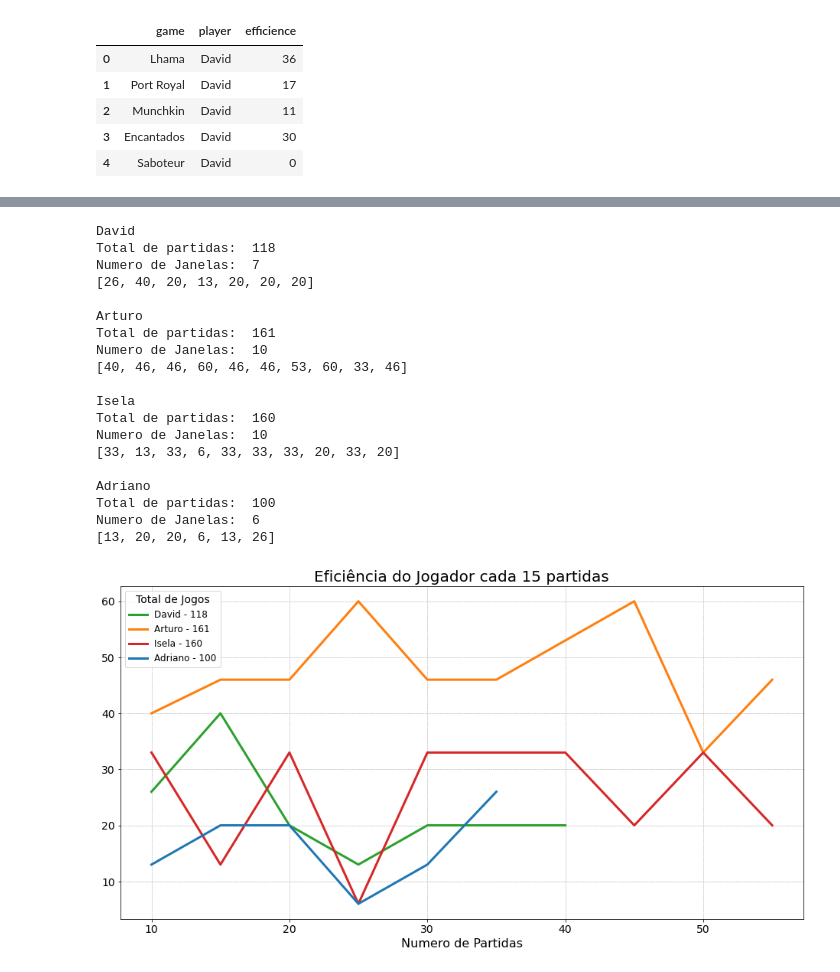
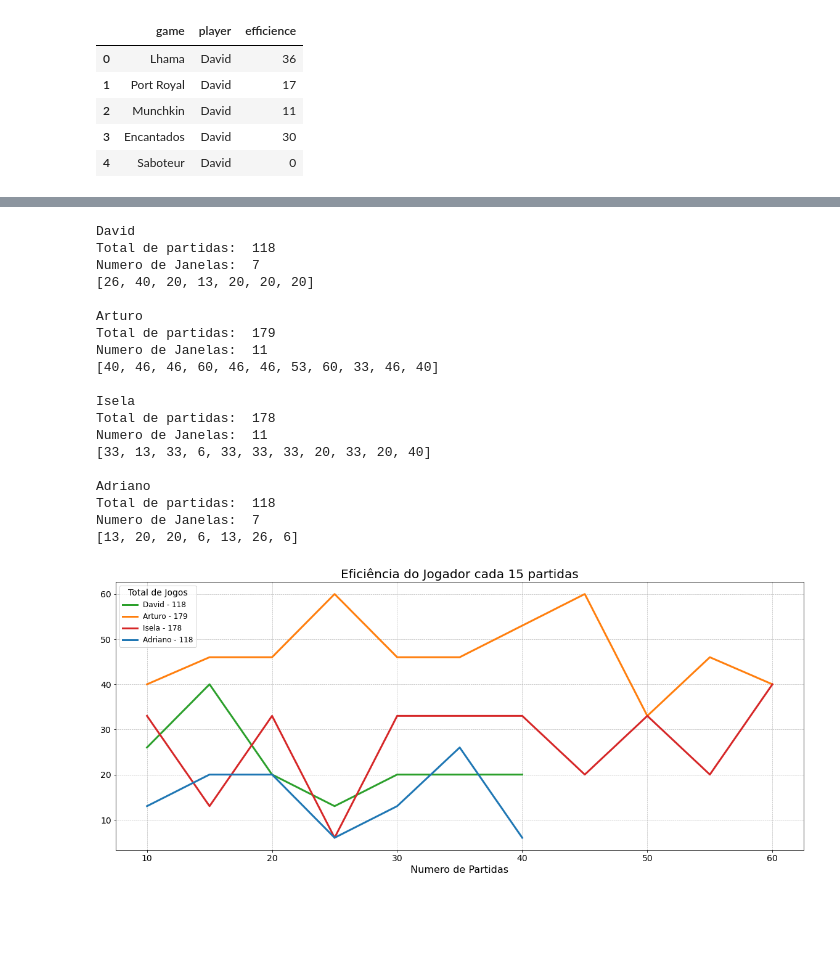
Before and after one commit to mhacarthur/card-game-stats, a Jupyter notebook: statistics.ipynb, the cells around one changed output, grey strips where cells are left out. Cells and saved outputs as stored; diff of their text form; code cells hidden in the pictures; blank space fills up the shorter version.

```diff
--- a/statistics.ipynb
+++ b/statistics.ipynb
@@ -275,7 +281,7 @@ JN = 15
 a = 0
 df1 = df[['players', 'winner']]
 
-plt.figure(figsize=(16,8))
+plt.figure(figsize=(20,8))
 ax = plt.axes()
 for names in df1['players'].unique():
 
@@ -302,41 +308,41 @@ for names in df1['players'].unique():
     plt.plot(list_player,linestyle='-',linewidth=3,color=COLORS[a],label=label_j)
 
     a = a + 1
 
 vals = ax.get_yticks()
 ax.set_xticklabels(['%i' % np.round(y) for y in vals])
 
 plt.title('Eficiência do Jogador cada '+str(JN)+' partidas')
 plt.xlabel('Numero de Partidas')
 plt.grid(True)
 
 leg = plt.legend(fontsize=12,loc=2)
 leg.set_title(title="Total de Jogos",prop={'size':14})
 
 plt.grid(linestyle='--', linewidth=0.6)
 
 salida2 = './fig/eficiencia_cada_'+str(JN)+'.png'
 
 plt.savefig(salida2,facecolor='w',bbox_inches ='tight',pad_inches=0.1)
 # %% [output]
 David
 Total de partidas:  118
 Numero de Janelas:  7
 [26, 40, 20, 13, 20, 20, 20]
 
 Arturo
-Total de partidas:  161
-Numero de Janelas:  10
-[40, 46, 46, 60, 46, 46, 53, 60, 33, 46]
+Total de partidas:  179
+Numero de Janelas:  11
+[40, 46, 46, 60, 46, 46, 53, 60, 33, 46, 40]
 
 Isela
-Total de partidas:  160
-Numero de Janelas:  10
-[33, 13, 33, 6, 33, 33, 33, 20, 33, 20]
+Total de partidas:  178
+Numero de Janelas:  11
+[33, 13, 33, 6, 33, 33, 33, 20, 33, 20, 40]
 
 Adriano
-Total de partidas:  100
-Numero de Janelas:  6
-[13, 20, 20, 6, 13, 26]
+Total de partidas:  118
+Numero de Janelas:  7
+[13, 20, 20, 6, 13, 26, 6]
-[figure, old version]
+[figure, new version]
 # %%
```
Also changed, not shown: parts of 10 cells of this notebook, 8 other files.
